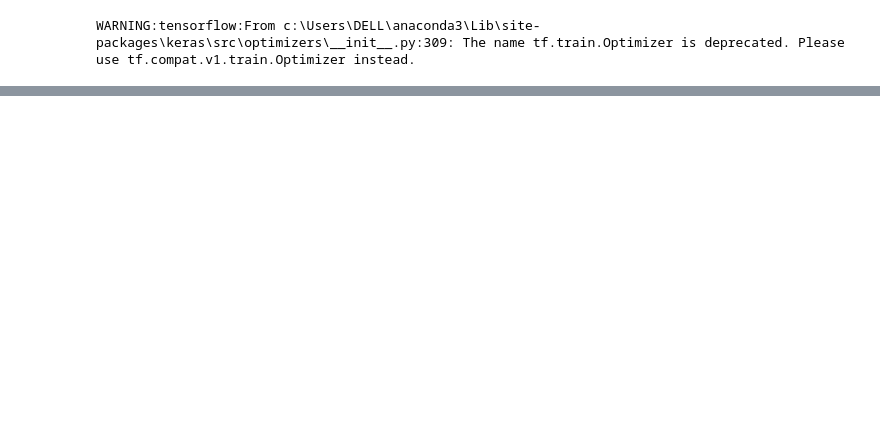
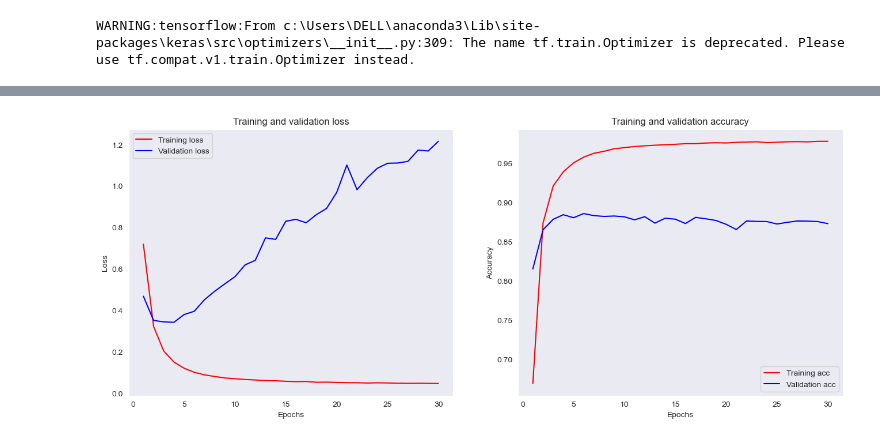
Before and after one commit to Maher-GZ/Twitter-Sentiment-Analysis, a Jupyter notebook: Twitter Sentiment Analysis.ipynb, the cells around one changed output, grey strips where cells are left out. Cells and saved outputs as stored; diff of their text form; code cells hidden in the pictures; blank space fills up the shorter version.

```diff
--- a/Twitter Sentiment Analysis.ipynb
+++ b/Twitter Sentiment Analysis.ipynb
@@ -747,0 +971,8 @@ import io
+# %%
+num_epochs=30
+history2=model2.fit(train_padded,
+          y_train,
+          epochs=num_epochs,
+          validation_data=(test_padded,y_test),
+          verbose=0,
+          callbacks=[DisplayEveryNEpochs(n=5)])
@@ -747,0 +998,24 @@ import io
+# %%
+train_loss=history2.history['loss']
+val_loss=history2.history['val_loss']
+train_acc=history2.history['accuracy']
+val_acc=history2.history['val_accuracy']
+epochs = range(1, len(train_acc) + 1)
+fig, axs= plt.subplots(1,2,figsize=(16,6))
+
+axs[0].plot(epochs, train_loss, 'r', label='Training loss')
+axs[0].plot(epochs, val_loss, 'b', label='Validation loss')
+axs[0].set_title('Training and validation loss')
+axs[0].set_xlabel('Epochs')
+axs[0].set_ylabel('Loss')
+axs[0].legend()
+
+axs[1].plot(epochs, train_acc, 'r', label='Training acc')
+axs[1].plot(epochs, val_acc, 'b', label='Validation acc')
+axs[1].set_title('Training and validation accuracy')
+axs[1].set_xlabel('Epochs')
+axs[1].set_ylabel('Accuracy')
+axs[1].legend()
+plt.show()
+# %% [output]
+[figure, added]
```
Also changed, not shown: parts of 127 cells of this notebook, 8 other files.
